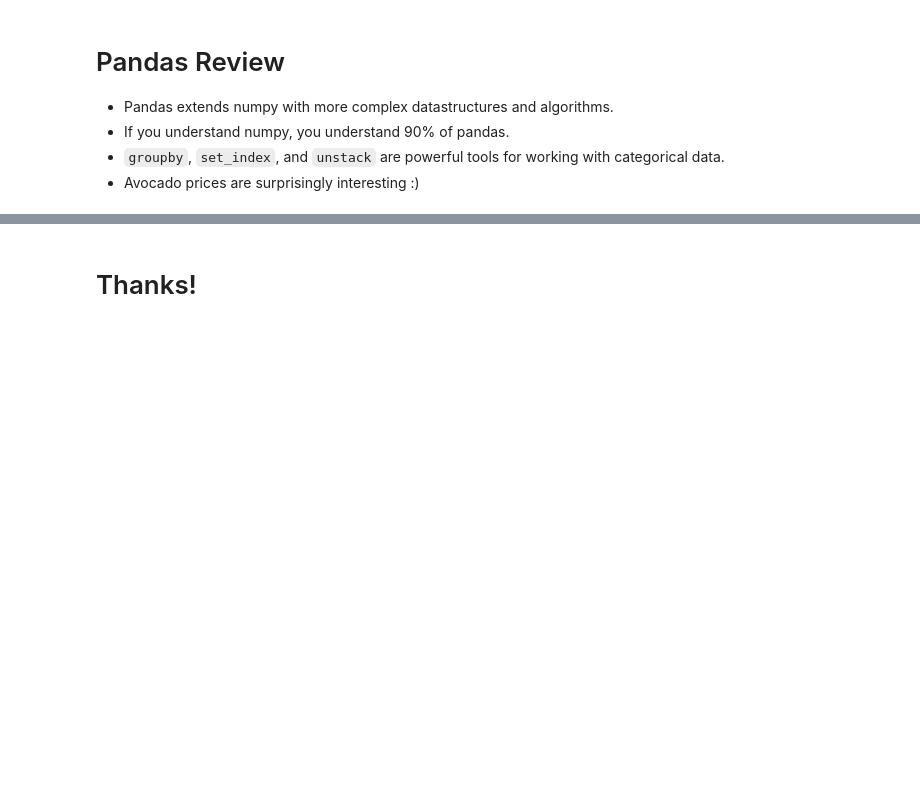
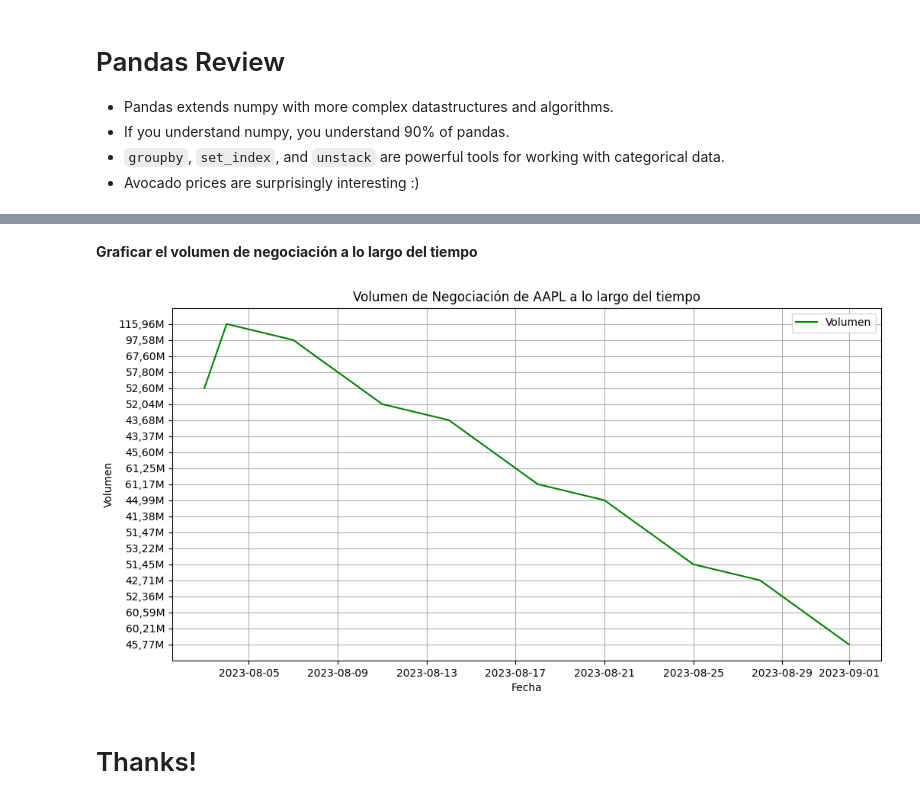
Before and after one commit to lpedraoss/Algorithm-labs, a Jupyter notebook: Laboratorio2/lpedraoss_Lab2.ipynb, the cells around one changed output, grey strips where cells are left out. Saved outputs shown, nothing was run; the diff lists cells and outputs as text; code cells hidden in the pictures; blank space fills up the shorter version.

```diff
--- a/Laboratorio2/lpedraoss_Lab2.ipynb
+++ b/Laboratorio2/lpedraoss_Lab2.ipynb
@@ -1924,2 +2007,15 @@ ax.set_xticklabels(ax.get_xticklabels(), rotation=45);
+# %% [markdown]
+**Graficar el volumen de negociación a lo largo del tiempo**
+# %%
+plt.figure(figsize=(12, 6))
+plt.plot(df['Fecha'], df['Vol.'], label='Volumen', color='green')
+plt.title('Volumen de Negociación de AAPL a lo largo del tiempo')
+plt.xlabel('Fecha')
+plt.ylabel('Volumen')
+plt.legend()
+plt.grid(True)
+plt.show()
+# %% [output]
+[figure, added]
 # %% [markdown]
 # Thanks!
```
Also changed, not shown: parts of 8 cells of this notebook, 2 other files.
